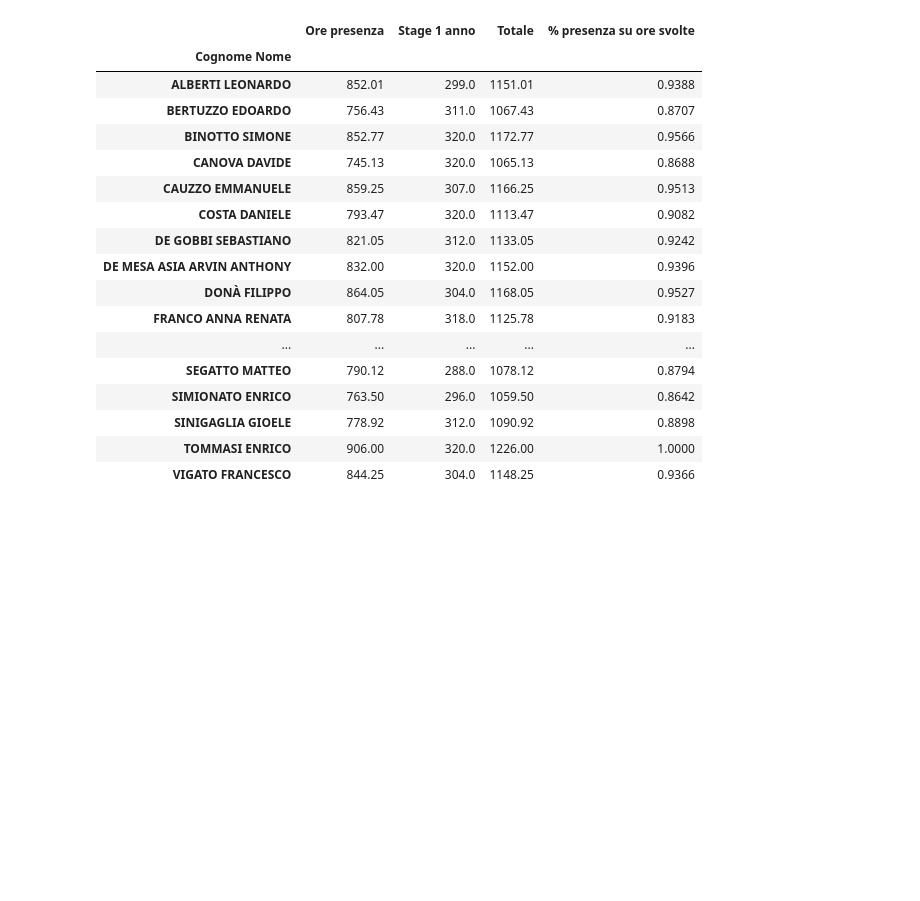
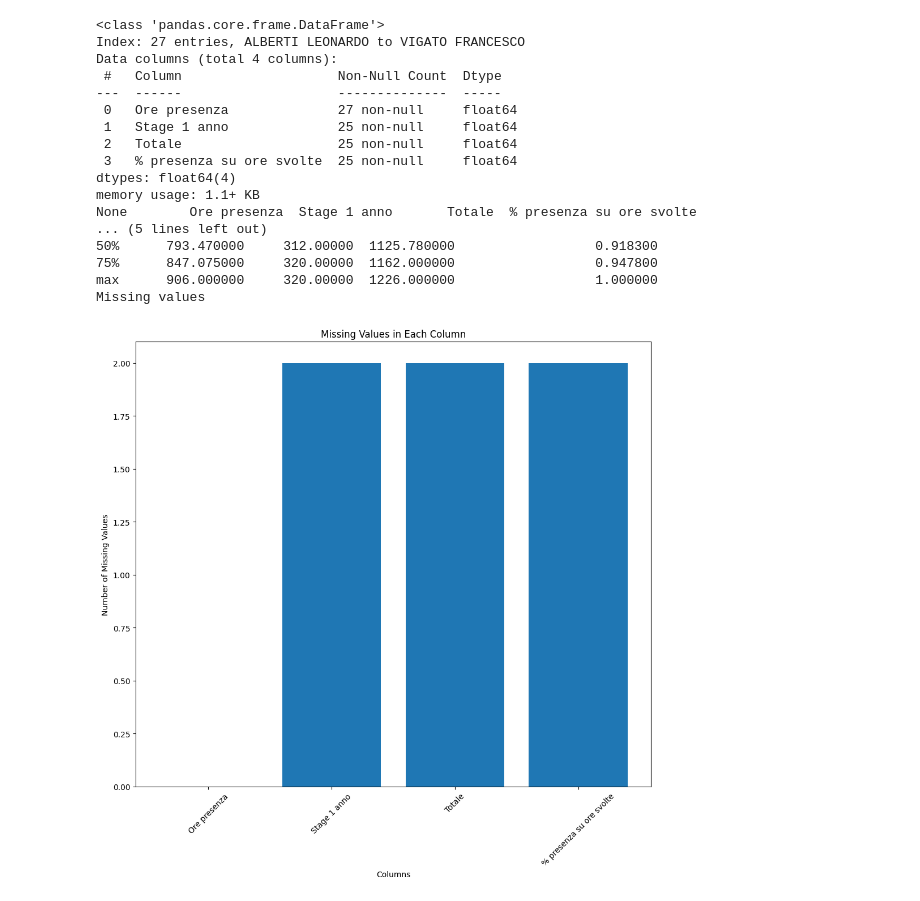
Before and after one commit to Svved/Streamlit-School-Dashboard, a Jupyter notebook: EDA-ETL.ipynb, the cells around one changed output. Cells and saved outputs as stored; diff of their text form; code cells hidden in the pictures; blank space fills up the shorter version.

```diff
--- a/EDA-ETL.ipynb
+++ b/EDA-ETL.ipynb
@@ -60,25 +137,37 @@ data
 # %%
 # presenze
 data = pd.read_excel('data/Valutazioni_Presenze.xlsx', sheet_name='Presenze', skiprows=2)[:-2]
 data.set_index('Cognome Nome', drop=True, inplace=True)
+print(data.info(), data.describe())
+#visualizzazione missing values
+print('Missing values')
+plt.figure(figsize=(10, 10))
+plt.bar(data.columns, data.isnull().sum())
+# Add labels and title
+plt.xlabel('Columns')
+plt.ylabel('Number of Missing Values')
+plt.title('Missing Values in Each Column')
+# Show the plot
+plt.xticks(rotation=45)
+plt.tight_layout()
+plt.show()
 data = data.dropna()
-data
 # %% [output]
-|  | Ore presenza | Stage 1 anno | Totale | % presenza su ore svolte |
-| Cognome Nome |  |  |  |  |
-| ALBERTI LEONARDO | 852.01 | 299.0 | 1151.01 | 0.9388 |
-| BERTUZZO EDOARDO | 756.43 | 311.0 | 1067.43 | 0.8707 |
-| BINOTTO SIMONE | 852.77 | 320.0 | 1172.77 | 0.9566 |
-| CANOVA DAVIDE | 745.13 | 320.0 | 1065.13 | 0.8688 |
-| CAUZZO EMMANUELE | 859.25 | 307.0 | 1166.25 | 0.9513 |
-| COSTA DANIELE | 793.47 | 320.0 | 1113.47 | 0.9082 |
-| DE GOBBI SEBASTIANO | 821.05 | 312.0 | 1133.05 | 0.9242 |
-| DE MESA ASIA ARVIN ANTHONY | 832.00 | 320.0 | 1152.00 | 0.9396 |
-| DONÀ FILIPPO | 864.05 | 304.0 | 1168.05 | 0.9527 |
-| FRANCO ANNA RENATA | 807.78 | 318.0 | 1125.78 | 0.9183 |
-| ... | ... | ... | ... | ... |
-| SEGATTO MATTEO | 790.12 | 288.0 | 1078.12 | 0.8794 |
-| SIMIONATO ENRICO | 763.50 | 296.0 | 1059.50 | 0.8642 |
-| SINIGAGLIA GIOELE | 778.92 | 312.0 | 1090.92 | 0.8898 |
-| TOMMASI ENRICO | 906.00 | 320.0 | 1226.00 | 1.0000 |
-| VIGATO FRANCESCO | 844.25 | 304.0 | 1148.25 | 0.9366 |
+<class 'pandas.core.frame.DataFrame'>
+Index: 27 entries, ALBERTI LEONARDO to VIGATO FRANCESCO
+Data columns (total 4 columns):
+ #   Column                    Non-Null Count  Dtype
+---  ------                    --------------  -----
+ 0   Ore presenza              27 non-null     float64
+ 1   Stage 1 anno              25 non-null     float64
+ 2   Totale                    25 non-null     float64
+ 3   % presenza su ore svolte  25 non-null     float64
+dtypes: float64(4)
+memory usage: 1.1+ KB
+None        Ore presenza  Stage 1 anno       Totale  % presenza su ore svolte
+... (5 lines left out)
+50%      793.470000     312.00000  1125.780000                  0.918300
+75%      847.075000     320.00000  1162.000000                  0.947800
+max      906.000000     320.00000  1226.000000                  1.000000
+Missing values
+[figure, added]
```
Also changed, not shown: parts of 4 cells of this notebook, 4 other files.
